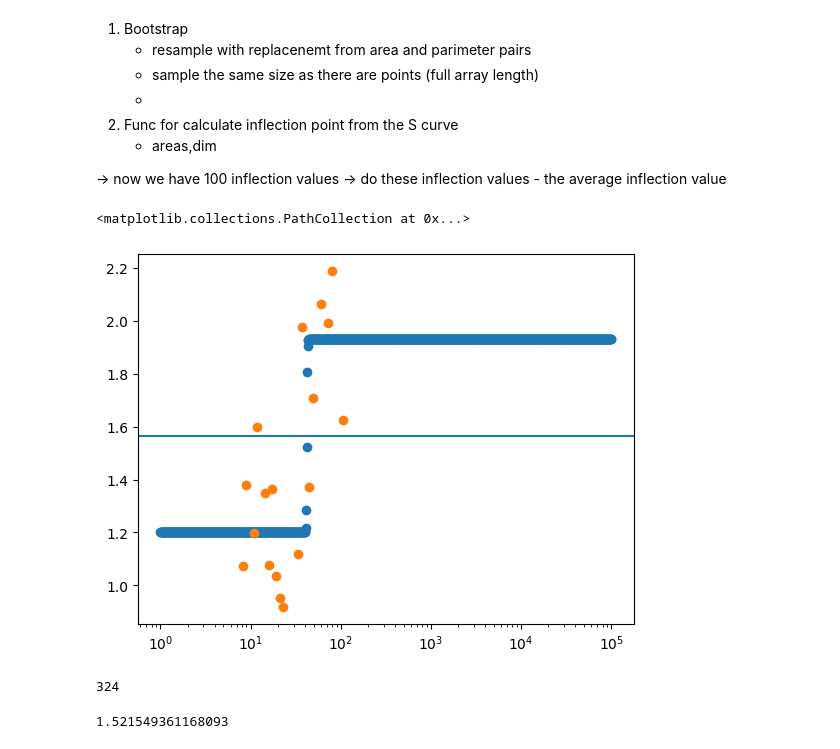
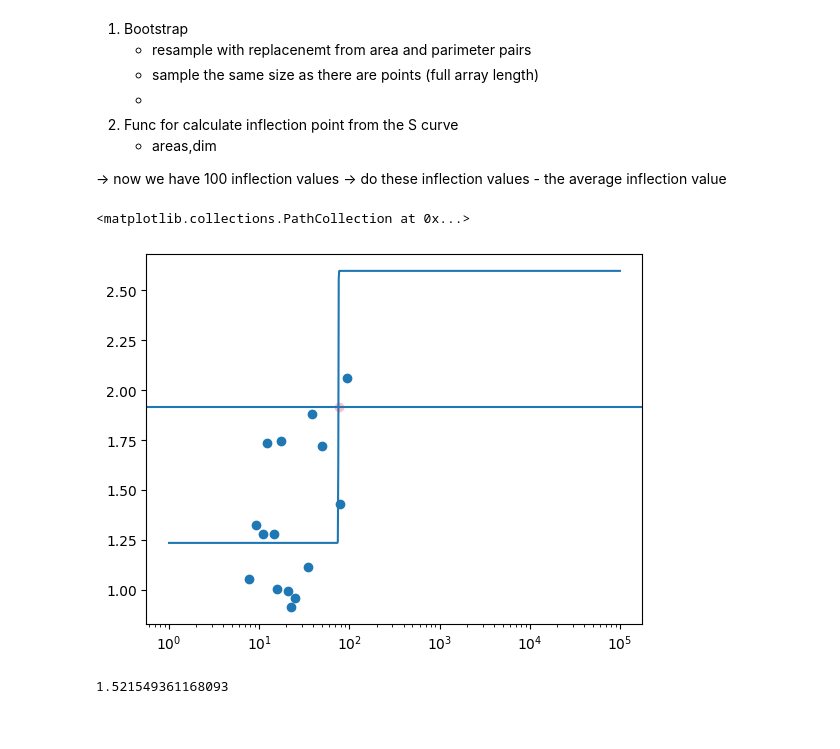
Before and after one commit to PaulHosek/ComplexSystemSimulation, a Jupyter notebook: experiment.ipynb, the cells around one changed output. Cells and saved outputs as stored; diff of their text form; code cells hidden in the pictures.

Commit message:
Inflection point

```diff
--- a/experiment.ipynb
+++ b/experiment.ipynb
@@ -34,6 +34,14 @@ from evaluation import perim_area, get_lowest, curve_fit, D, integral_D
 -> do these inflection values - the average inflection value
 # %%
 def bootstrapping(ponds, pond_val=-1, ice_val=1, num_bootstrap=100):
+    """
+    This function returns a list of areas and perimeters after bootstrapping has been applied.
+    :param ponds:
+    :param pond_val:
+    :param ice_val:
+    :param num_bootstrap:
+    :return:
+    """
 
     # get areas and perimeters
     areas, perimeters = perim_area(ponds, pond_val=pond_val, ice_val=ice_val)
@@ -51,6 +59,13 @@ def bootstrapping(ponds, pond_val=-1, ice_val=1, num_bootstrap=100):
         perimeters_bootstrap.append(perimeters_sampled)
 
     return areas_bootstrap, perimeters_bootstrap
+# %%
+def inv_D(y, a1, a2, a3, a4):
+    arg = (y-a4)/a1
+
+    x = 10**np.arctanh(arg/a2) + 10**a3
+
+    return x
 # %%
 def fractal_dim_from_ap(areas, perimeters, bins = 50, min_area=0):
 
@@ -71,9 +86,12 @@ def fractal_dim_from_ap(areas, perimeters, bins = 50, min_area=0):
         # calculate the expected values
         y_expect = D(np.log10(plot_areas), *fit_params[:4])
 
+        y = (np.max(y_expect) + np.min(y_expect))/2
+        point = inv_D(y, fit_params[0], fit_params[1], fit_params[2], fit_params[3])
+
     except:  # RuntimeError:
-        print("has entered")
-        return np.array([]), np.array([]), np.array([]), np.array([]), np.array([])
+        return np.array([]), np.array([]), np.array([]), np.array([]), np.array([]), 99999
+        #return np.array([]), np.array([]), np.array([]), np.array([]), np.array([])
 
     if len(areas > 7):
         Dims = []
@@ -82,7 +100,6 @@ def fractal_dim_from_ap(areas, perimeters, bins = 50, min_area=0):
                         np.log(areas[i + 3]) - np.log(areas[i - 3]))
             Dims.append(dim)
 
-        return plot_areas, y_expect, pcov, areas[3:-3], np.array(Dims)
+        return plot_areas, y_expect, pcov, areas[3:-3], np.array(Dims), point
     else:
-        print("has entered 2")
-        return areas, y_expect, pcov, np.array([]), np.array([])
+        return np.array([]), np.array([]), np.array([]), np.array([]), np.array([]), 99999
@@ -116,22 +129,19 @@ def find_closest_index(lst, value):
 # %%
 # Get the S curve for each bootstrapping area
-areas_dim, dimensions, _, areas_scatter, dimensions_scatter= fractal_dim_from_ap(areas_bootstrap[40],perimeters_bootstrap[40], 50, 0)
+areas_dim, dimensions, _, areas_scatter, dimensions_scatter, point= fractal_dim_from_ap(areas_bootstrap[18],perimeters_bootstrap[18], 50, 0)
 
 # Calculate the inflexion point
 #inflection_x, inflection_y = calculate_inflection_points(areas_dim,dimensions)
 
 # Plot the curve + inflaxion point
 plt.axhline((np.max(dimensions) + np.min(dimensions))/2)
-plt.scatter(areas_dim, dimensions)
+plt.plot(areas_dim, dimensions)
+plt.scatter(point, (np.max(dimensions) + np.min(dimensions))/2, color="pink")
 plt.xscale("log")
 plt.scatter(areas_scatter, dimensions_scatter)
 # %% [output]
 <matplotlib.collections.PathCollection at 0x...>
-[figure, old version]
+[figure, new version]
-# %%
-print(find_closest_index(dimensions, (np.max(dimensions) + np.min(dimensions))/2))
-# %% [output]
-324
 # %%
 print(dimensions[324])
 # %% [output]
```
Also changed, not shown: parts of 3 cells of this notebook.
